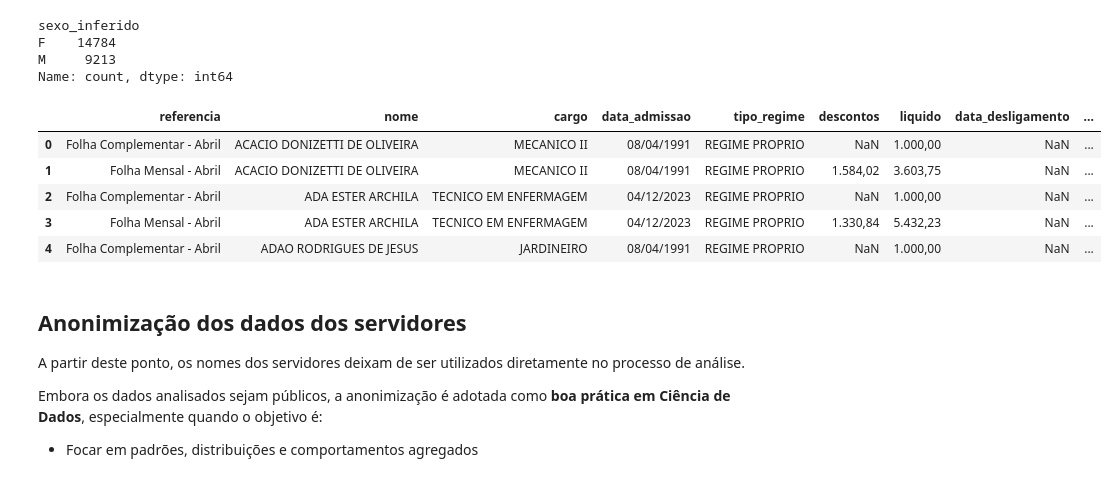
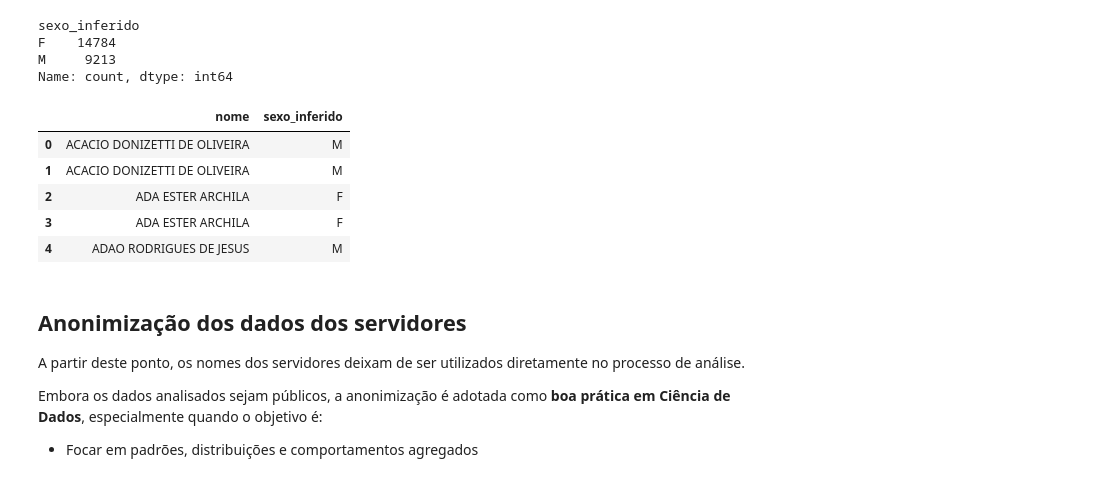
Before and after one commit to oguidenardi/folha_pagamento_santa_rita_2025, a Jupyter notebook: notebooks/03_data_preparation.ipynb, the cells around one changed output. Cells and saved outputs as stored; diff of their text form; code cells hidden in the pictures.

```diff
--- a/notebooks/03_data_preparation.ipynb
+++ b/notebooks/03_data_preparation.ipynb
@@ -260,14 +260,14 @@ F    14784
 M     9213
 Name: count, dtype: int64
 # %%
-df_prepared.head()
+df_prepared[["nome", "sexo_inferido"]].head()
 # %% [output]
-|  | referencia | nome | cargo | data_admissao | tipo_regime | descontos | liquido | data_desligamento | ... |
-| 0 | Folha Complementar - Abril | ACACIO DONIZETTI DE OLIVEIRA | MECANICO II | 08/04/1991 | REGIME PROPRIO | NaN | 1.000,00 | NaN | ... |
-| 1 | Folha Mensal - Abril | ACACIO DONIZETTI DE OLIVEIRA | MECANICO II | 08/04/1991 | REGIME PROPRIO | 1.584,02 | 3.603,75 | NaN | ... |
-| 2 | Folha Complementar - Abril | ADA ESTER ARCHILA | TECNICO EM ENFERMAGEM | 04/12/2023 | REGIME PROPRIO | NaN | 1.000,00 | NaN | ... |
-| 3 | Folha Mensal - Abril | ADA ESTER ARCHILA | TECNICO EM ENFERMAGEM | 04/12/2023 | REGIME PROPRIO | 1.330,84 | 5.432,23 | NaN | ... |
-| 4 | Folha Complementar - Abril | ADAO RODRIGUES DE JESUS | JARDINEIRO | 08/04/1991 | REGIME PROPRIO | NaN | 1.000,00 | NaN | ... |
+|  | nome | sexo_inferido |
+| 0 | ACACIO DONIZETTI DE OLIVEIRA | M |
+| 1 | ACACIO DONIZETTI DE OLIVEIRA | M |
+| 2 | ADA ESTER ARCHILA | F |
+| 3 | ADA ESTER ARCHILA | F |
+| 4 | ADAO RODRIGUES DE JESUS | M |
 # %% [markdown]
 ## Anonimização dos dados dos servidores
 
```
Also changed, not shown: parts of 37 cells of this notebook.
